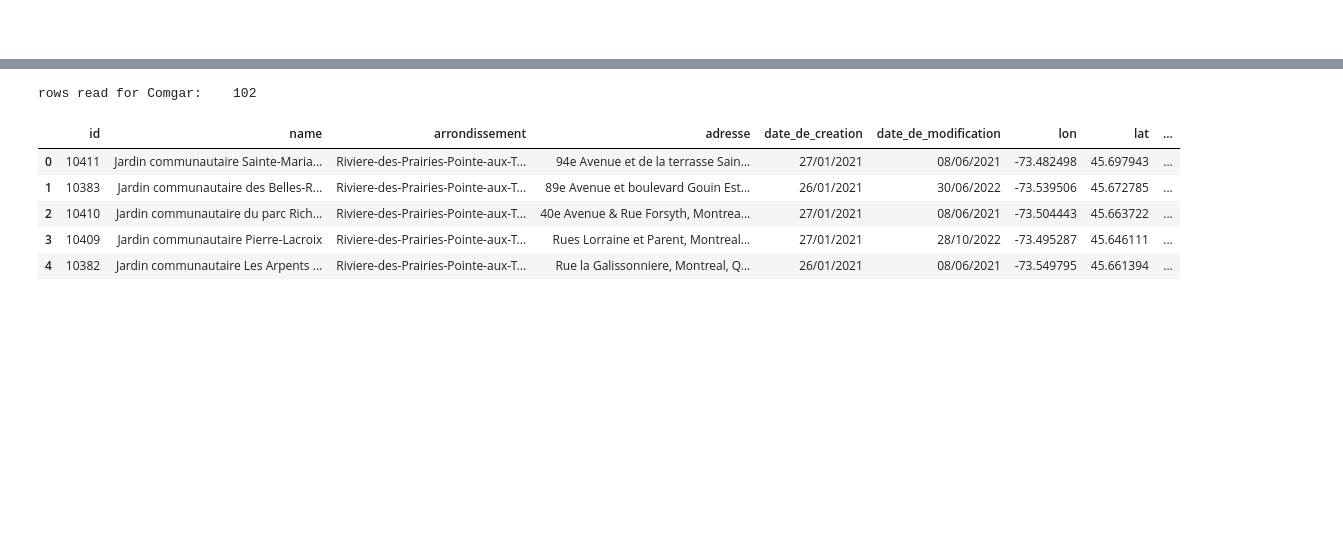
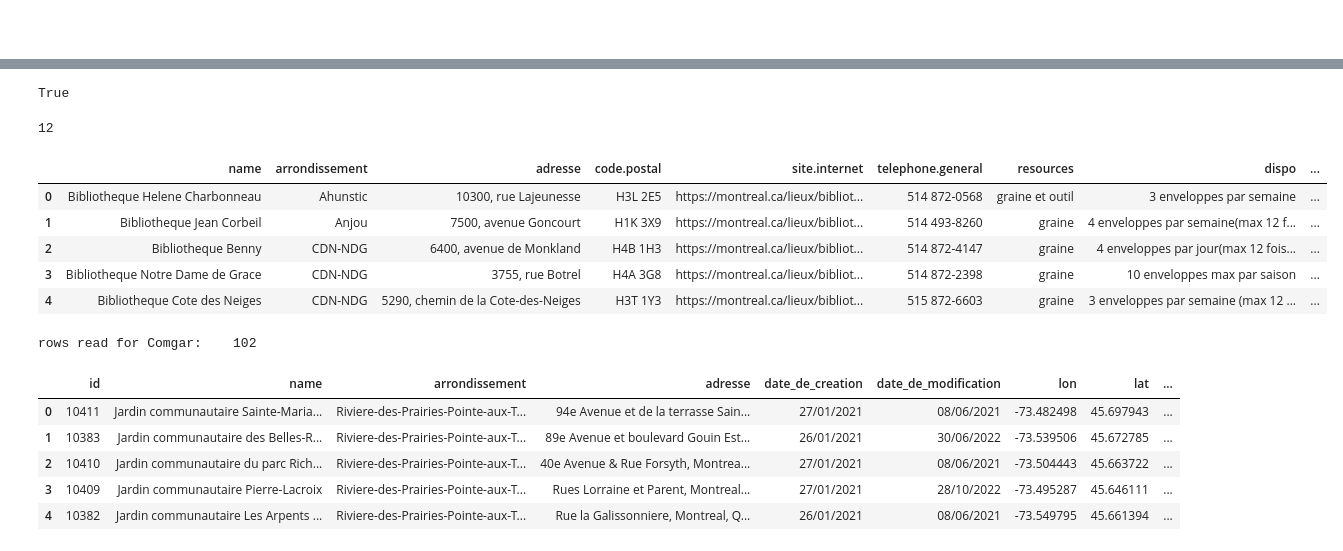
Before and after one commit to anouckbonnetblanc06/AB-G464-polliresources, a Jupyter notebook: notebooks/Newpoll.ipynb, the cells around one changed output, grey strips where cells are left out. Drawn from its saved outputs; the diff is of its cells as text; code cells hidden in the pictures; blank space fills up the shorter version.

```diff
--- a/notebooks/Newpoll.ipynb
+++ b/notebooks/Newpoll.ipynb
@@ -43,6 +99,28 @@ rows read for Grainotheque:    32
 | 2 | Bibliotheque Benny | CDN-NDG | 6400, avenue de Monkland | H4B 1H3 | http://ville.montreal.qc.ca/porta... | 514 872-4147 | graine | 4 enveloppes par jour(max 12 fois... | ... |
 | 3 | Bibliotheque Notre Dame de Grace | CDN-NDG | 3755, rue Botrel | H4A 3G8 | http://ville.montreal.qc.ca/porta... | 514 872-2398 | graine | 10 enveloppes max par saison | ... |
 | 4 | Bibliotheque Cote des Neiges | CDN-NDG | 5290, chemin de la Cote-des-Neiges | H3T 1Y3 | http://ville.montreal.qc.ca/porta... | 515 872-6603 | graine | 3 enveloppes par semaine (max 12 ... | ... |
+# %%
+#here we want to replace the column site.internet with the links from new_librarylink.csv
+#first we import it
+nl=pd.read_csv("../data/new_librarylink.csv", sep=";")
+nl.head()
+len(nl) == len(grainotheque)#check if the number of columns is the same in both dataframes
+# %% [output]
+True
+# %%
+## here we replace the column site.internet in grainotheque with the values from nl
+grainotheque["site.internet"]= nl["site.internet"]
+grainotheque.head()
+print(len(grainotheque.columns))
+grainotheque.head()
+# %% [output]
+12
+|  | name | arrondissement | adresse | code.postal | site.internet | telephone.general | resources | dispo | ... |
+| 0 | Bibliotheque Helene Charbonneau | Ahunstic | 10300, rue Lajeunesse | H3L 2E5 | https://montreal.ca/lieux/bibliot... | 514 872-0568 | graine et outil | 3 enveloppes par semaine | ... |
+| 1 | Bibliotheque Jean Corbeil | Anjou | 7500, avenue Goncourt | H1K 3X9 | https://montreal.ca/lieux/bibliot... | 514 493-8260 | graine | 4 enveloppes par semaine(max 12 f... | ... |
+| 2 | Bibliotheque Benny | CDN-NDG | 6400, avenue de Monkland | H4B 1H3 | https://montreal.ca/lieux/bibliot... | 514 872-4147 | graine | 4 enveloppes par jour(max 12 fois... | ... |
+| 3 | Bibliotheque Notre Dame de Grace | CDN-NDG | 3755, rue Botrel | H4A 3G8 | https://montreal.ca/lieux/bibliot... | 514 872-2398 | graine | 10 enveloppes max par saison | ... |
+| 4 | Bibliotheque Cote des Neiges | CDN-NDG | 5290, chemin de la Cote-des-Neiges | H3T 1Y3 | https://montreal.ca/lieux/bibliot... | 515 872-6603 | graine | 3 enveloppes par semaine (max 12 ... | ... |
 # %%
 
 #2nd dataframe
```
Also changed, not shown: parts of 15 cells of this notebook.
